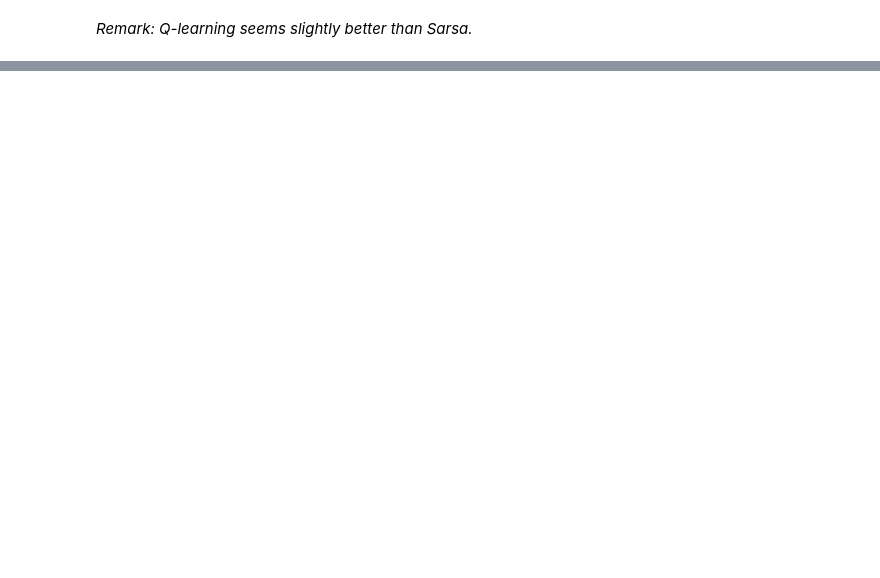
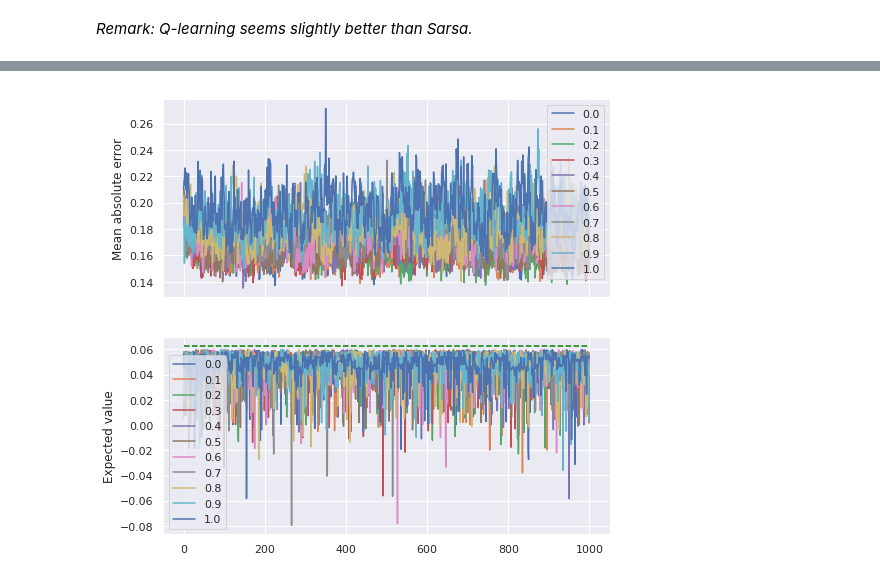
Before and after one commit to kota7/easy21-notebook, a Jupyter notebook: notebook/7_linear-approx-td.ipynb, the cells around one changed output, grey strips where cells are left out. Cells and saved outputs as stored; diff of their text form; code cells hidden in the pictures; blank space fills up the shorter version.

Commit message:
add linear td lambda

```diff
--- a/notebook/7_linear-approx-td.ipynb
+++ b/notebook/7_linear-approx-td.ipynb
@@ -406,0 +445,18 @@ Expected player value    = 0.05079
+# %%
+mae_q_dict = {}
+value_dict = {}
+for lambda_ in np.arange(0.0, 1.1, 0.1):
+    clear_output()
+    lambda_ = np.round(lambda_, 1)
+    print("lambda =", lambda_)
+    theta = np.zeros((18, 2))
+    mae_list = []
+    val_list = []
+    for i in tqdm(range(10**6)):
+        linear_sarsa_lambda_episode(env, theta, epsilon_greedy_policy, alpha, gamma, lambda_)
+        if (i+1) % 1000 == 0:
+            mae_v, mae_q, frac, value_, _ = evaluate_linear_model(theta, plot=False, message=False)
+            mae_list.append(mae_q)
+            val_list.append(value_)
+    mae_q_dict[lambda_] = mae_list
+    value_dict[lambda_] = val_list
@@ -406,0 +466,13 @@ Expected player value    = 0.05079
+# %%
+mae_q_df = pd.DataFrame(mae_q_dict)
+value_df = pd.DataFrame(value_dict)
+fig, (ax1, ax2) = plt.subplots(2, 1, figsize=(8, 8), sharex=True)
+mae_q_df.plot(ax=ax1)
+value_df.plot(ax=ax2)
+ax2.hlines(mean_value_dp, 0, len(value_df), linestyles="--", color="green")
+ax1.set_xlabel("Iteration")
+ax1.set_ylabel("Mean absolute error")
+ax2.set_ylabel("Expected value")
+None
+# %% [output]
+[figure, added]
```
Also changed, not shown: parts of 19 cells of this notebook, 1 other file.
